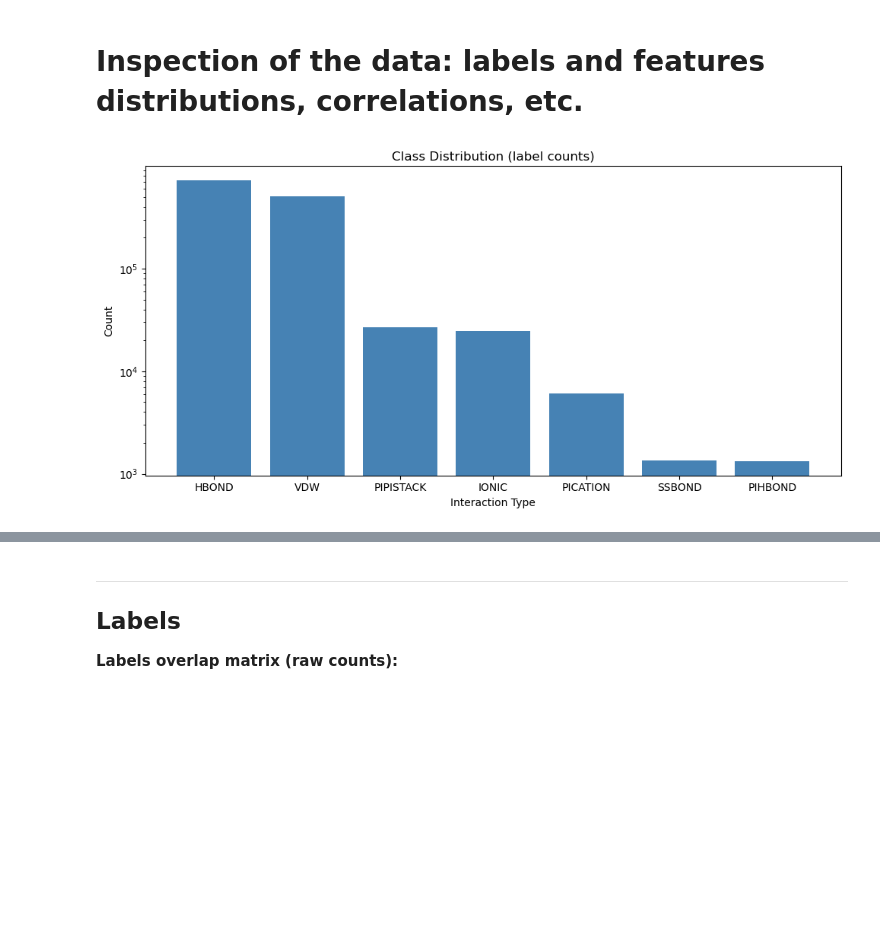
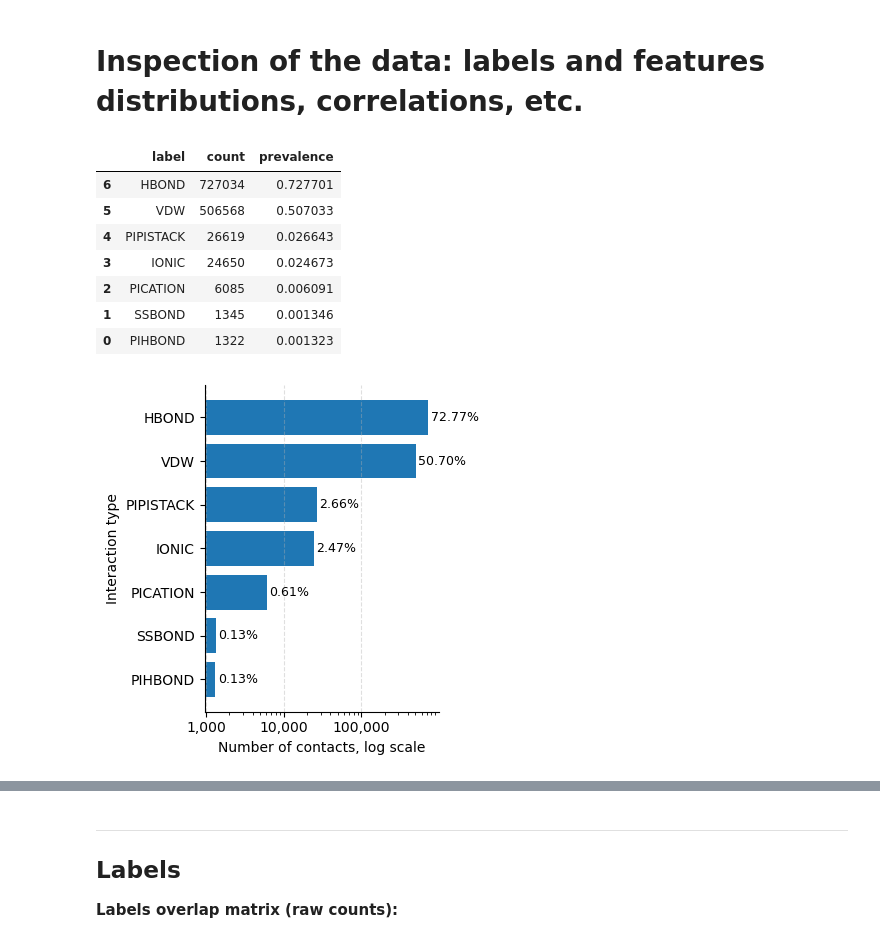
Before and after one commit to miriamzara/SB_Project, a Jupyter notebook: 0_features_inspection.ipynb, the cells around one changed output, grey strips where cells are left out. Cells and saved outputs as stored; diff of their text form; code cells hidden in the pictures; blank space fills up the shorter version.

Commit message:
new report figures

```diff
--- a/0_features_inspection.ipynb
+++ b/0_features_inspection.ipynb
@@ -40,16 +41,69 @@ Y = df[label_cols]
 # %%
 
 
-label_counts = df[label_cols].sum().sort_values(ascending=False)
-plt.figure(figsize=(10, 5))
-plt.bar(label_counts.index, label_counts.values, color='steelblue')
-plt.title("Class Distribution (label counts)")
-plt.ylabel("Count")
-plt.xlabel("Interaction Type")
-plt.yscale('log')#seeing log scale because very imbalanced
-plt.tight_layout()
+# Count positive examples for each label
+label_counts = df[label_cols].sum().sort_values(ascending=True)
+
+# Convert to prevalence
+label_prevalence = label_counts / len(df)
+
+label_summary_df = pd.DataFrame({
+    "label": label_counts.index,
+    "count": label_counts.values,
+    "prevalence": label_prevalence.values
+}).sort_values("count", ascending=False)
+
+display(label_summary_df)
+
+# Report-quality horizontal bar plot
+fig, ax = plt.subplots(figsize=(4, 4))
+
+ax.barh(label_counts.index, label_counts.values)
+
+ax.set_xscale("log")
+ax.set_xlabel("Number of contacts, log scale")
+ax.set_ylabel("Interaction type")
+#ax.set_title("Label counts across interaction types")
+
+ax.xaxis.set_major_formatter(
+    FuncFormatter(lambda x, _: f"{int(x):,}" if x >= 1 else "")
+)
+
+ax.grid(axis="x", linestyle="--", alpha=0.4)
+
+
+
+# Annotate each bar with prevalence
+
+for label, count in label_counts.items():
+    prevalence = label_prevalence.loc[label]
+    ax.text(
+        count * 1.08,
+        label,
+        f"{prevalence:.2%}",
+        va="center",
+        fontsize=9
+    )
+
+for spine in ["top", "right"]:
+    ax.spines[spine].set_visible(False)
+
+fig.tight_layout()
+os.makedirs("report_figures", exist_ok=True)
+fig.savefig(
+    "report_figures/label_frequency.pdf",
+    dpi=300,
+    bbox_inches="tight"
+)
+
 plt.show()
-
-print(label_counts)
 # %% [output]
+|  | label | count | prevalence |
+| 6 | HBOND | 727034 | 0.727701 |
+| 5 | VDW | 506568 | 0.507033 |
+| 4 | PIPISTACK | 26619 | 0.026643 |
+| 3 | IONIC | 24650 | 0.024673 |
+| 2 | PICATION | 6085 | 0.006091 |
+| 1 | SSBOND | 1345 | 0.001346 |
+| 0 | PIHBOND | 1322 | 0.001323 |
-[figure, old version]
+[figure, new version]
```
Also changed, not shown: parts of 4 cells of this notebook, 4 other files.
